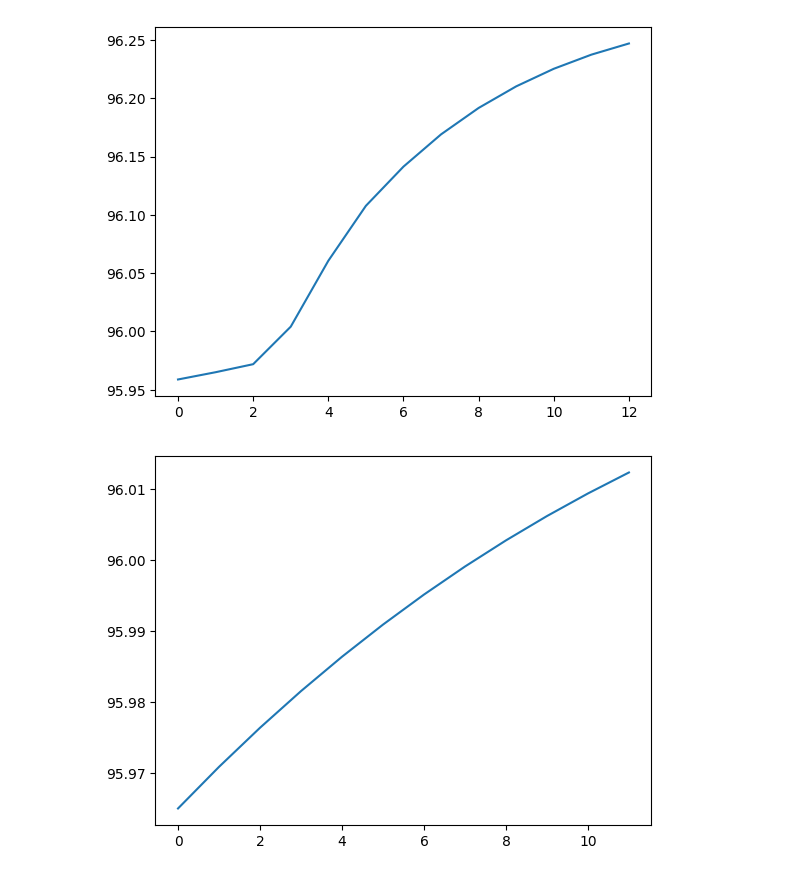
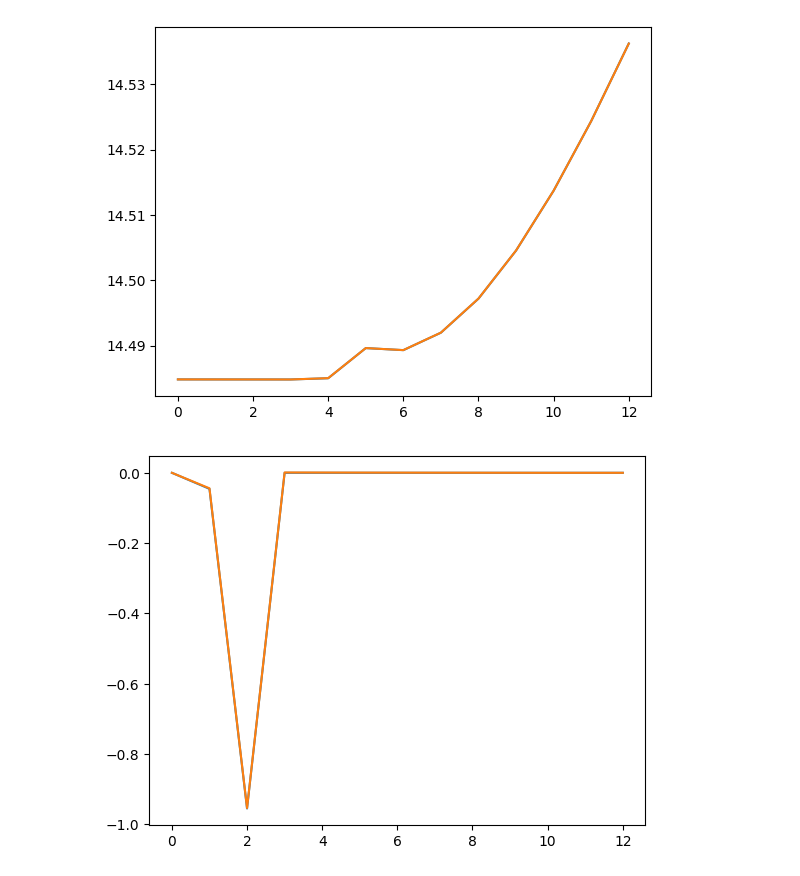
Before and after one commit to neurolib-dev/neurolib, a Jupyter notebook: examples/example-5-optimal-control/example-5.5-oc-aln-model-deterministic.ipynb, the cells around one changed output. Drawn from its saved outputs; the diff is of its cells as text; code cells hidden in the pictures.

```diff
--- a/examples/example-5-optimal-control/example-5.5-oc-aln-model-deterministic.ipynb
+++ b/examples/example-5-optimal-control/example-5.5-oc-aln-model-deterministic.ipynb
@@ -303,7 +303,7 @@ ndt_de = np.around(model.params.de / model.params.dt).astype(int)
 ndt_di = np.around(model.params.di / model.params.dt).astype(int)
 
 # intermediate external input to membrane voltage to not reach the boundaries of the transfer function
-model.params.mue_ext_mean = 2.0
+model.params.mue_ext_mean = 1.5
 model.params.mui_ext_mean = 0.5
 
 # no noise
@@ -319,10 +319,17 @@ model.params.mui_ou = model.params.mui_ext_mean * np.ones((1,))
 model.params.mufe_init = model.params.mue_ext_mean * np.ones((1,))
 model.params.mufi_init = model.params.mui_ext_mean * np.ones((1,))
 
-model.params["duration"] = max(10, 2 * model.getMaxDelay())
+model.params["duration"] = max(100, 2 * model.getMaxDelay())
 model.run()
 
-plt.plot(model.rates_exc[0, :])
-plt.show()
-plt.plot(model.IA[0, :])
-plt.show()
+# initial state must not be random because delay computation requires history
+setinitstate(model, getfinalstate(model))
+if (
+    model.params.rates_exc_init[0, -1] < 5
+    or model.params.rates_inh_init[0, -1] < 5
+    or model.params.rates_exc_init[0, -1] > 150
+    or model.params.rates_inh_init[0, -1] > 150
+):
+    print("WARNING------------------------")
+    print("Rates might be out of table range")
+    print(model.params.rates_exc_init[0, -1], model.params.rates_inh_init[0, -1])
@@ -332,15 +336,4 @@ plt.show()
 # %%
-setinitstate(model, getfinalstate(model))
-if (
-    model.params.rates_exc_init[0, -1] < 5
-    or model.params.rates_inh_init[0, -1] < 5
-    or model.params.rates_exc_init[0, -1] > 150
-    or model.params.rates_inh_init[0, -1] > 150
-):
-    print("WARNING------------------------")
-    print("Rates might be out of table range")
-    print(model.params.rates_exc_init[0, -1], model.params.rates_inh_init[0, -1])
-
 # Test duration
 duration = 1.0 + max(model.params.de, model.params.di)
 a = 1.0  # amplitude
@@ -352,20 +345,25 @@ inp_init = np.copy(zero_input)
 from numpy.random import RandomState, SeedSequence, MT19937
 rs = RandomState(MT19937(SeedSequence(0)))  # work with fixed seed for reproducibility
 
-intinit, intend = 1, input.shape[1] - 5 - max(ndt_de, ndt_di)
+intinit, intend = 1, input.shape[1] - 8 - max(ndt_de, ndt_di)
 
 for t in range(intinit, intend):
     input[0, t] = rs.uniform(-a, a)
-    inp_init[0, t] = input[0, t] + 1e-2 * a * rs.uniform(-a, a)
+    inp_init[0, t] = input[0, t] + 1e-2 * rs.uniform(-a, a)
 
-input_channel, measure_channel = 0,2
+input_channel, measure_channel = 1, 0
 
-print("----------------- input channel, mesure channel = ", input_channel, measure_channel)
+print("----------------- input channel, measure channel = ", input_channel, measure_channel)
 
 cost_mat = np.zeros((model.params.N, len(model.output_vars)))
 control_mat = np.zeros((model.params.N, len(model.input_vars)))
-model.params["ext_exc_current"] = input
-model.params["ext_inh_current"] = zero_input
+if input_channel == 0:
+    model.params["ext_exc_current"] = input
+    model.params["ext_inh_current"] = zero_input
+
+elif input_channel == 1:
+    model.params["ext_exc_current"] = zero_input
+    model.params["ext_inh_current"] = input
 
 cost_mat[0, measure_channel] = 1.0
 control_mat[0, input_channel] = 1.0
@@ -388,9 +386,6 @@ target = np.concatenate(
     axis=2,
 )
 
-plt.plot(target[0, 2, :])
-plt.show()
-
 control_init = np.zeros((target.shape))
 control_init[0, input_channel, :] = inp_init[0, :]
 
@@ -398,6 +393,25 @@ model.params["ext_exc_current"] = zero_input
 model.params["ext_inh_current"] = zero_input
 
 model.run()
-plt.plot(model.IA[0, :])
+
+model_controlled = oc_aln.OcAln(model, target, control_matrix=control_mat, cost_matrix=cost_mat)
+
+control_coincide = False
+iterations = 1000
+
+model_controlled.control = control_init.copy()
+
+model_controlled.optimize(iterations)
+control = model_controlled.control
+
+c_diff = np.abs(control[0, input_channel, intinit:intend] - input[0, intinit:intend])
+print(c_diff)
+
+plt.plot(target[0,0,:])
+plt.plot(model_controlled.get_xs()[0,0,:])
 plt.show()
+
+plt.plot(inp_init[0,:])
+plt.plot(control[0, input_channel, :])
+plt.show()
 # %% [output]
@@ -405,2 +424,2 @@ plt.show()
-[figure, old version]
+[figure, new version]
-[figure, old version]
+[figure, new version]
```
Also changed, not shown: parts of 10 cells of this notebook, 7 other files.
